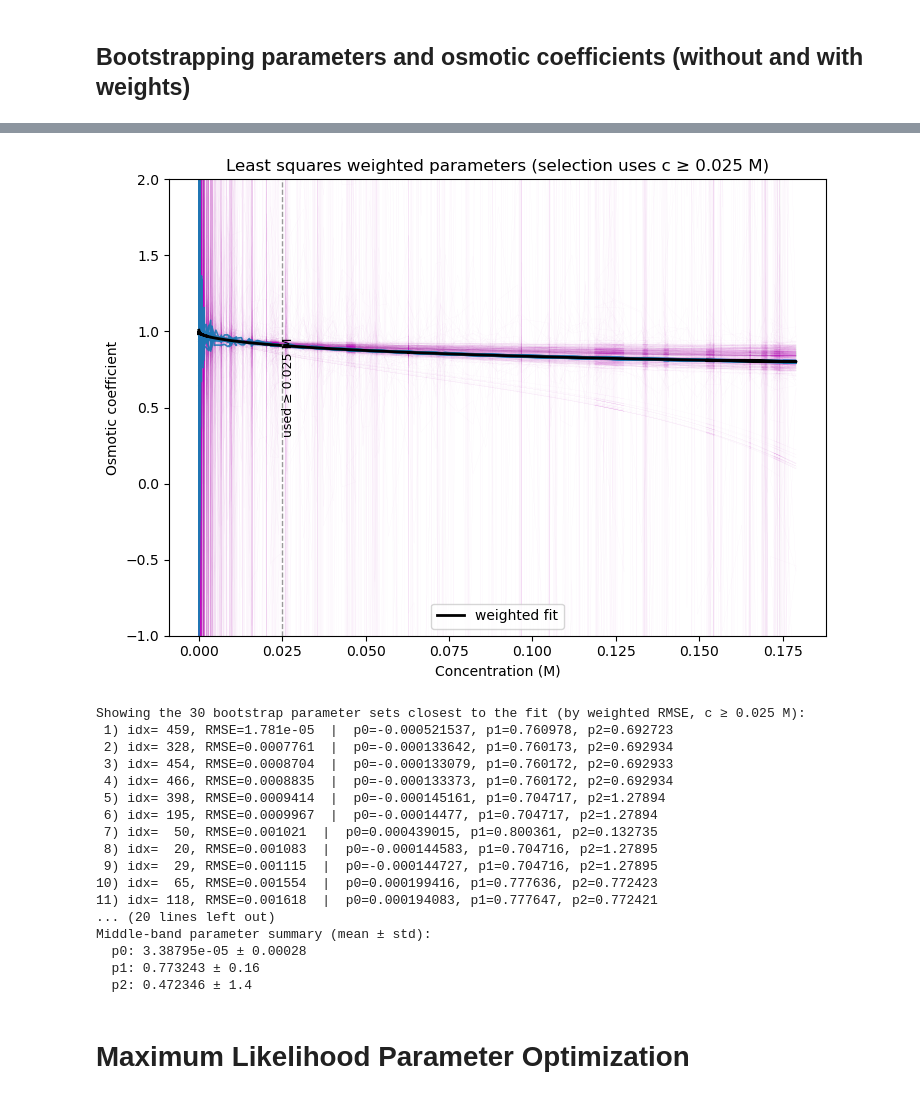
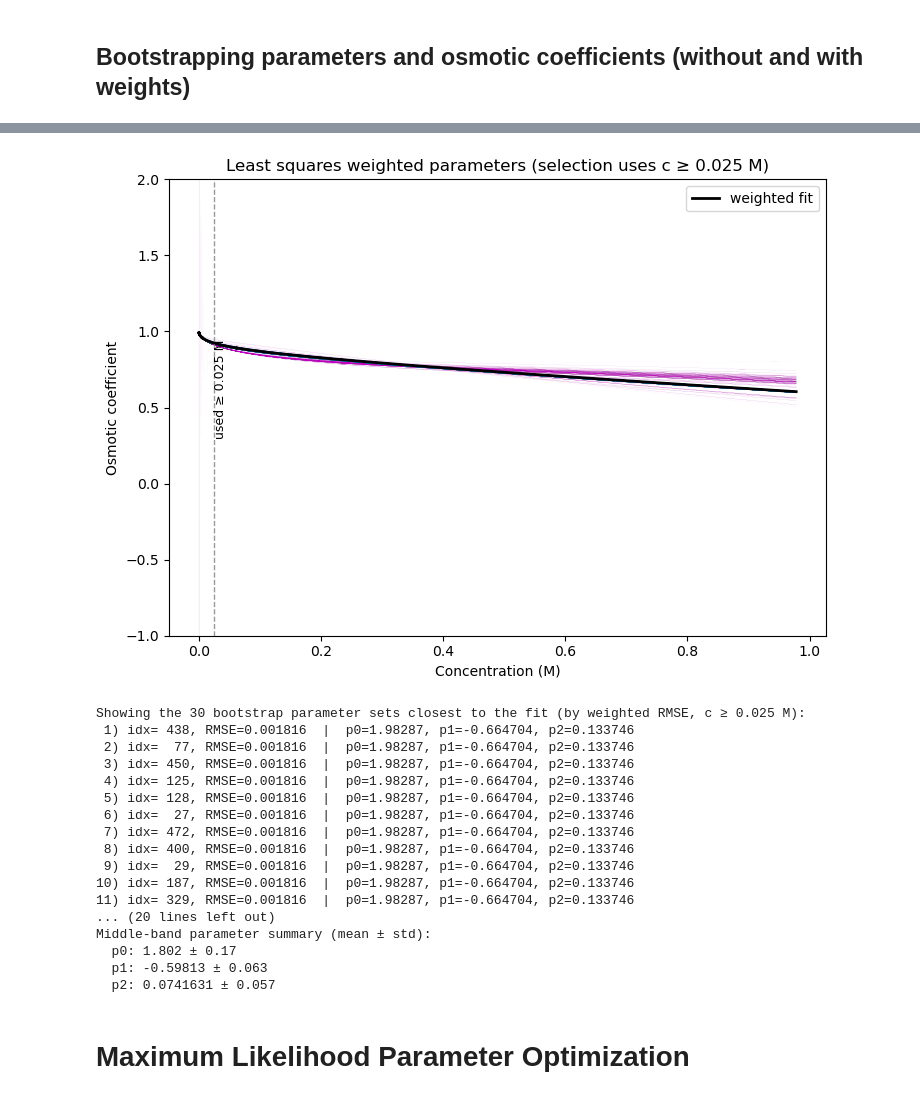
Before and after one commit to barmoral/openff-dev, a Jupyter notebook: HP_final/HP_analysis.ipynb, the cells around one changed output, grey strips where cells are left out. Saved outputs shown, nothing was run; the diff lists cells and outputs as text; code cells hidden in the pictures.

```diff
--- a/HP_final/HP_analysis.ipynb
+++ b/HP_final/HP_analysis.ipynb
@@ -56,8 +56,8 @@ center_atom2='Cl'
 water='TIP3P'
 ff_used = f'Sage 2.1 + {water}'
 vantHoff=3
-N_replicates=6
-molalities=[0.1]
+N_replicates=4
+molalities=[0.5]
 # %%
 def load_salt_info(ion1, ion2):
     """
@@ -953,7 +736,8 @@ Let's look at the distribution of the parameters with both types of fit.
 # %% [markdown]
 ## Bootstrapping parameters and osmotic coefficients (without and with weights)
 # %%
-trialp = initial_guess
+# trialp = initial_guess
+trialp=[np.float64(-9.225257341121913e-05), np.float64(-0.3666833200621679), np.float64(2.339440455576473)]
 # Function to perform bootstrapping over 4 profiles.
 def bootstrap_profiles(profiles, n_samples, res_func):
     b_params = []
@@ -1109,51 +893,53 @@ for oc in ocs:
 for i in idx_mid:
     plt.plot(c_0, ocs[i], lw=1.2, alpha=0.9, c='tab:blue')
 plt.plot(c_0, opt_oc, 'k', lw=2, label='weighted fit')
 
 # Visual cue for the region used in ranking
 plt.axvline(c_min, color='gray', lw=1, ls='--', alpha=0.8)
 plt.text(c_min, 0.95*np.nanmax(opt_oc), "used ≥ 0.025 M", rotation=90, va='top', ha='left', fontsize=9)
 
 plt.ylim([-1, 2])
 plt.title('Least squares weighted parameters (selection uses c ≥ 0.025 M)')
 plt.xlabel('Concentration (M)')
 plt.ylabel('Osmotic coefficient')
 plt.legend()
 plt.tight_layout()
 plt.show()
 
+new_initial_guess=[]
 # Print selected parameter sets
 param_names = [f"p{i}" for i in range(mid_params.shape[1])]
 print(f"Showing the {K} bootstrap parameter sets closest to the fit (by weighted RMSE, c ≥ {c_min} M):")
 for rank, idx in enumerate(idx_mid, start=1):
     vals = ", ".join(f"{n}={v:.6g}" for n, v in zip(param_names, bpw[idx]))
     print(f"{rank:2d}) idx={idx:4d}, RMSE={rmse_w[idx]:.4g}  |  {vals}")
 
 # Summary of highlighted band
 mean_params = mid_params.mean(axis=0)
 std_params  = mid_params.std(axis=0, ddof=1) if K > 1 else np.zeros_like(mean_params)
 print("\nMiddle-band parameter summary (mean ± std):")
 for n, m, s in zip(param_names, mean_params, std_params):
     print(f"  {n}: {m:.6g} ± {s:.2g}")
+    new_initial_guess.append(m)
 # %% [output]
-[figure, old version]
+[figure, new version]
 Showing the 30 bootstrap parameter sets closest to the fit (by weighted RMSE, c ≥ 0.025 M):
- 1) idx= 459, RMSE=1.781e-05  |  p0=-0.000521537, p1=0.760978, p2=0.692723
- 2) idx= 328, RMSE=0.0007761  |  p0=-0.000133642, p1=0.760173, p2=0.692934
- 3) idx= 454, RMSE=0.0008704  |  p0=-0.000133079, p1=0.760172, p2=0.692933
- 4) idx= 466, RMSE=0.0008835  |  p0=-0.000133373, p1=0.760172, p2=0.692934
- 5) idx= 398, RMSE=0.0009414  |  p0=-0.000145161, p1=0.704717, p2=1.27894
- 6) idx= 195, RMSE=0.0009967  |  p0=-0.00014477, p1=0.704717, p2=1.27894
- 7) idx=  50, RMSE=0.001021  |  p0=0.000439015, p1=0.800361, p2=0.132735
- 8) idx=  20, RMSE=0.001083  |  p0=-0.000144583, p1=0.704716, p2=1.27895
- 9) idx=  29, RMSE=0.001115  |  p0=-0.000144727, p1=0.704716, p2=1.27895
-10) idx=  65, RMSE=0.001554  |  p0=0.000199416, p1=0.777636, p2=0.772423
-11) idx= 118, RMSE=0.001618  |  p0=0.000194083, p1=0.777647, p2=0.772421
+ 1) idx= 438, RMSE=0.001816  |  p0=1.98287, p1=-0.664704, p2=0.133746
+ 2) idx=  77, RMSE=0.001816  |  p0=1.98287, p1=-0.664704, p2=0.133746
+ 3) idx= 450, RMSE=0.001816  |  p0=1.98287, p1=-0.664704, p2=0.133746
+ 4) idx= 125, RMSE=0.001816  |  p0=1.98287, p1=-0.664704, p2=0.133746
+ 5) idx= 128, RMSE=0.001816  |  p0=1.98287, p1=-0.664704, p2=0.133746
+ 6) idx=  27, RMSE=0.001816  |  p0=1.98287, p1=-0.664704, p2=0.133746
+ 7) idx= 472, RMSE=0.001816  |  p0=1.98287, p1=-0.664704, p2=0.133746
+ 8) idx= 400, RMSE=0.001816  |  p0=1.98287, p1=-0.664704, p2=0.133746
+ 9) idx=  29, RMSE=0.001816  |  p0=1.98287, p1=-0.664704, p2=0.133746
+10) idx= 187, RMSE=0.001816  |  p0=1.98287, p1=-0.664704, p2=0.133746
+11) idx= 329, RMSE=0.001816  |  p0=1.98287, p1=-0.664704, p2=0.133746
 ... (20 lines left out)
 Middle-band parameter summary (mean ± std):
-  p0: 3.38795e-05 ± 0.00028
-  p1: 0.773243 ± 0.16
-  p2: 0.472346 ± 1.4
+  p0: 1.802 ± 0.17
+  p1: -0.59813 ± 0.063
+  p2: 0.0741631 ± 0.057
 # %% [markdown]
 # Maximum Likelihood Parameter Optimization
 # %%
```
Also changed, not shown: parts of 41 cells of this notebook, 1 other file.
